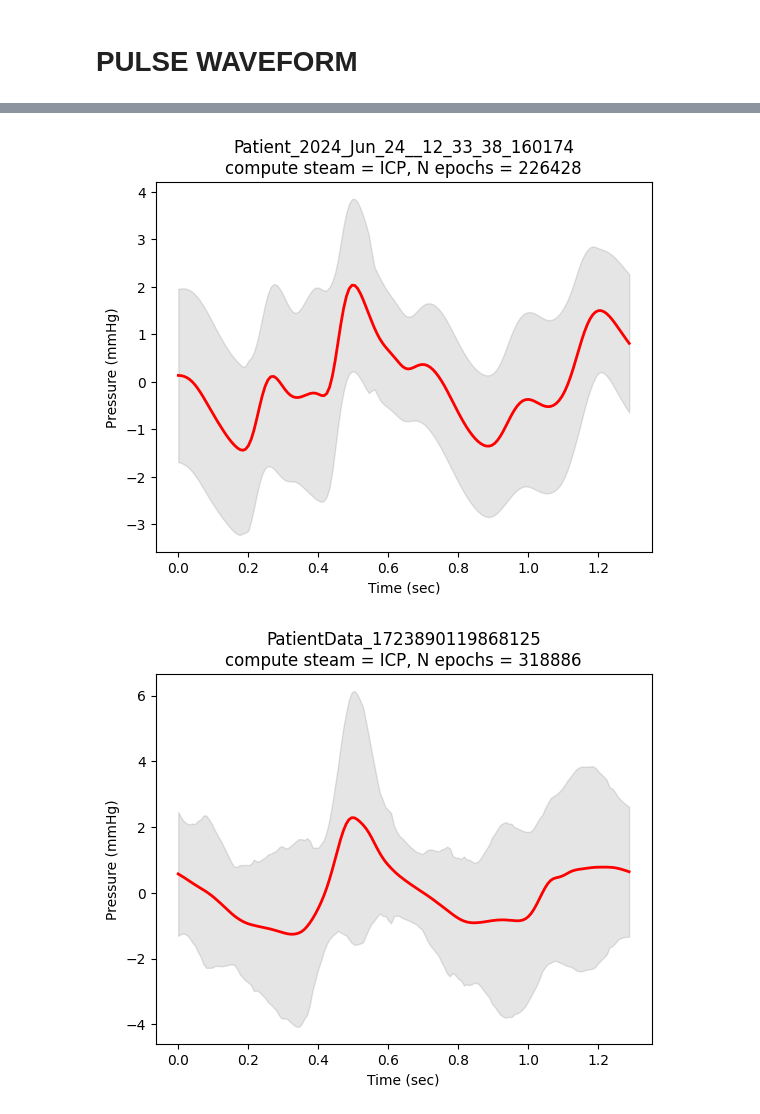
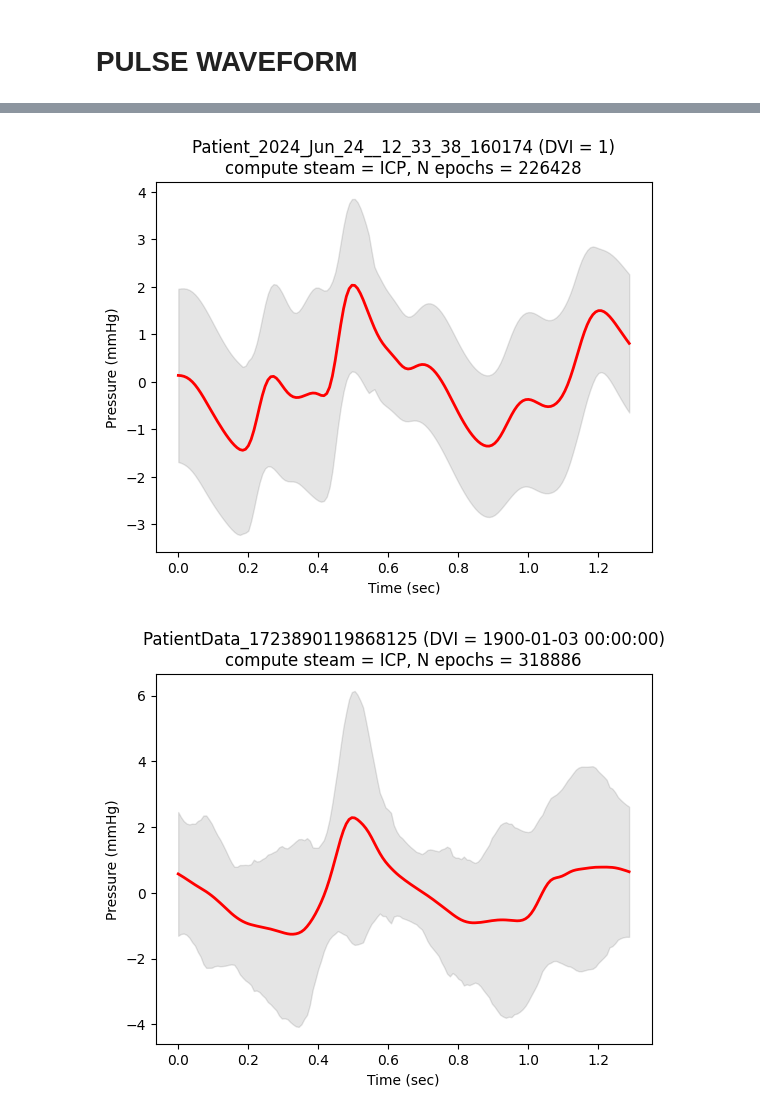
Before and after one commit to ValentinGhibaudo/Scripts_Projet_Clampage_DVE, a Jupyter notebook: valentin_sandbox.ipynb, the cells around one changed output, grey strips where cells are left out. Drawn from its saved outputs; the diff is of its cells as text; code cells hidden in the pictures.

```diff
--- a/valentin_sandbox.ipynb
+++ b/valentin_sandbox.ipynb
@@ -25,6 +26,7 @@ PatientData_1723890119868125 ['ICP', 'P1', 'P']
 # PSI PLOT
 # %%
 for sub in subs:
+    has_dvi = get_metadata(sub)['DVI']
     da_psi = psi_job.get(sub)['psi']
     compute_stream = icp_chan_name[sub]
     fig, ax = plt.subplots()
@@ -32,7 +34,7 @@ for sub in subs:
     ax.set_xlabel('Date')
     ax.set_ylim(-0.2, 4.2)
     ax.plot(da_psi['date'], da_psi.values, color='k', lw = 2)
-    ax.set_title(f'{sub}\ncompute stream = {compute_stream}')
+    ax.set_title(f'{sub} (DVI = {has_dvi})\ncompute stream = {compute_stream}')
     ax.set_xticklabels(ax.get_xticklabels(), rotation = 90)
     fig.savefig(base_folder / 'results' / 'psi' / f'{sub}.png', dpi = 200, bbox_inches = 'tight')
     plt.show()
@@ -50,13 +52,14 @@ duration_secs = 3
 
 sec_stop =  sec_start + duration_secs
 for sub in subs:
+    has_dvi = get_metadata(sub)['DVI']
     cns_reader = pycns.CnsReader(data_path / sub)
     stream_names = list(cns_reader.streams.keys())
     stream_with_P = [name for name in stream_names if ('P' in name and len(name) < 4)]
     stream_with_P = [n for n in stream_with_P if not n in ['CPP','ABP']]
 
     fig, ax = plt.subplots()
-    ax.set_title(sub)
+    ax.set_title(f'{sub} (DVI = {has_dvi})')
     for stream_name in stream_with_P:
         stream = cns_reader.streams[stream_name]
         srate = stream.sample_rate
@@ -66,6 +69,6 @@ for sub in subs:
     ax.set_ylabel('Pressure (mmHg)')
     ax.set_xlabel('Time (sec)')
     ax.legend()
-    # fig.savefig(base_folder / 'results' / 'sample_signal' / f'{sub}_sec_start{sec_start}.png', dpi = 200, bbox_inches = 'tight')
+    fig.savefig(base_folder / 'results' / 'sample_signal' / f'{sub}_sec_start{sec_start}.png', dpi = 200, bbox_inches = 'tight')
     plt.show()
 # %% [output]
@@ -76,0 +103,18 @@ for sub in subs:
+# %%
+for sub in subs:
+    has_dvi = get_metadata(sub)['DVI']
+    cns_reader = pycns.CnsReader(data_path / sub)
+    stream_name = icp_chan_name[sub]
+    stream_name = f'{stream_name}_Mean'
+    fig, ax = plt.subplots()
+    ax.set_title(f'{sub} (DVI = {has_dvi})')
+    stream = cns_reader.streams[stream_name]
+    srate = stream.sample_rate
+    raw_icp, dates = stream.get_data(apply_gain=True, with_times = True)
+    ax.plot(dates, raw_icp, label = stream_name, alpha = 0.8)
+    ax.set_xticklabels(ax.get_xticklabels(), rotation = 90)
+    ax.set_ylabel('Pressure (mmHg)')
+    ax.set_xlabel('Time (sec)')
+    ax.legend()
+    fig.savefig(base_folder / 'results' / 'whole_pressure' / f'{sub}.png', dpi = 200, bbox_inches = 'tight')
+    plt.show()
@@ -83,6 +133,7 @@ secs_after_peak = 0.8
 win_duration_secs = secs_before_peak + secs_after_peak
 
 for sub in subs:
+    has_dvi = get_metadata(sub)['DVI']
     stream_name = icp_chan_name[sub]
     cns_reader = pycns.CnsReader(data_path / sub)
     stream = cns_reader.streams[stream_name]
@@ -113,7 +164,7 @@ for sub in subs:
     ax.fill_between(t, m-s, m+s, color = 'k', alpha = 0.1)
     ax.set_ylabel('Pressure (mmHg)')
     ax.set_xlabel('Time (sec)')
-    ax.set_title(f'{sub}\ncompute steam = {stream_name}, N epochs = {n_epochs}')
+    ax.set_title(f'{sub} (DVI = {has_dvi})\ncompute steam = {stream_name}, N epochs = {n_epochs}')
     fig.savefig(base_folder / 'results' / 'pulse_waveform' / f'{sub}.png', dpi = 200, bbox_inches = 'tight')
     plt.show()
 # %% [output]
@@ -123,2 +174,2 @@ for sub in subs:
-[figure, old version]
+[figure, new version]
-[figure, old version]
+[figure, new version]
```
Also changed, not shown: parts of 7 cells of this notebook.
